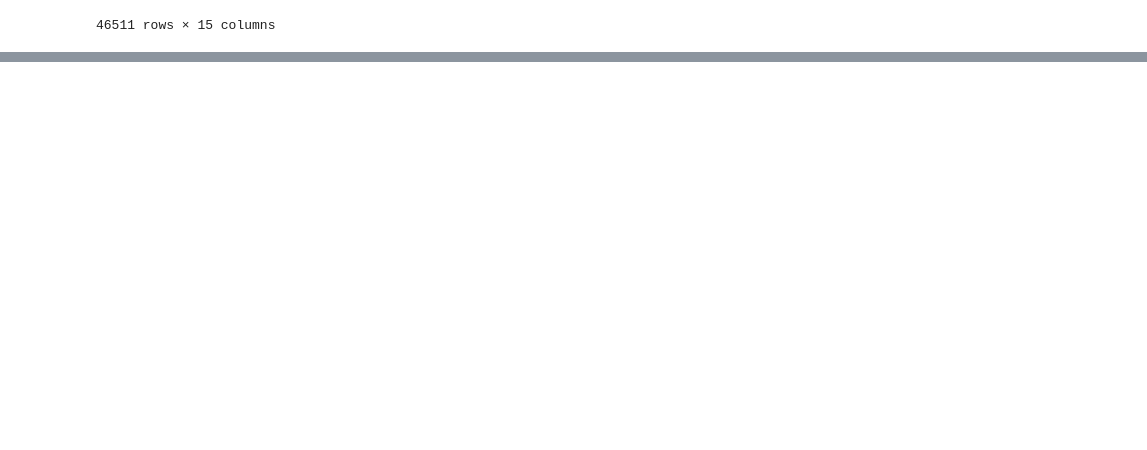
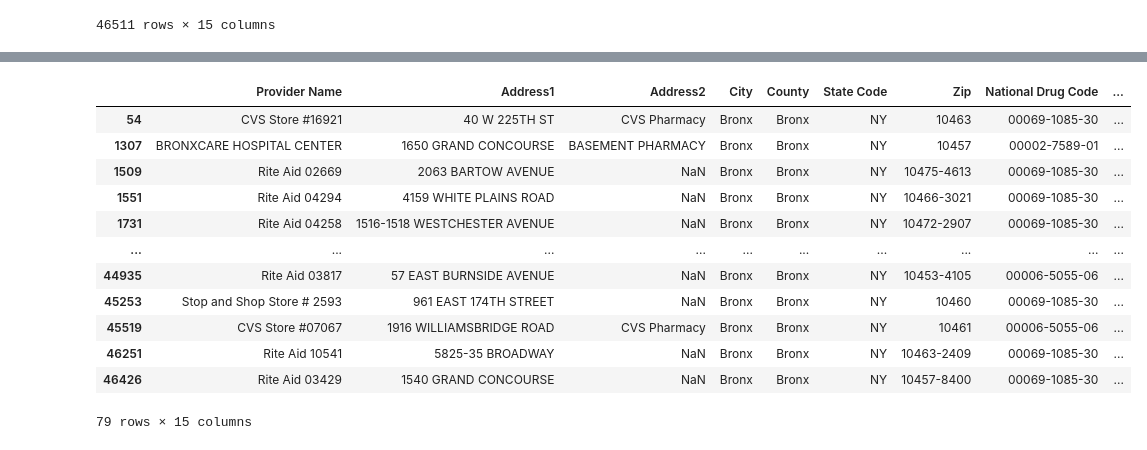
Before and after one commit to candacepedraza61/antivirals, a Jupyter notebook: antiviral-notebook.ipynb, the cells around one changed output, grey strips where cells are left out. Drawn from its saved outputs; the diff is of its cells as text; code cells hidden in the pictures; blank space fills up the shorter version.

```diff
--- a/antiviral-notebook.ipynb
+++ b/antiviral-notebook.ipynb
@@ -53,0 +72,18 @@ df
+# %%
+df_bronx = df[df["County"] == "Bronx"]
+# %%
+df_bronx
+# %% [output]
+|  | Provider Name | Address1 | Address2 | City | County | State Code | Zip | National Drug Code | ... |
+| 54 | CVS Store #16921 | 40 W 225TH ST | CVS Pharmacy | Bronx | Bronx | NY | 10463 | 00069-1085-30 | ... |
+| 1307 | BRONXCARE HOSPITAL CENTER | 1650 GRAND CONCOURSE | BASEMENT PHARMACY | Bronx | Bronx | NY | 10457 | 00002-7589-01 | ... |
+| 1509 | Rite Aid 02669 | 2063 BARTOW AVENUE | NaN | Bronx | Bronx | NY | 10475-4613 | 00069-1085-30 | ... |
+| 1551 | Rite Aid 04294 | 4159 WHITE PLAINS ROAD | NaN | Bronx | Bronx | NY | 10466-3021 | 00069-1085-30 | ... |
+| 1731 | Rite Aid 04258 | 1516-1518 WESTCHESTER AVENUE | NaN | Bronx | Bronx | NY | 10472-2907 | 00069-1085-30 | ... |
+| ... | ... | ... | ... | ... | ... | ... | ... | ... | ... |
+| 44935 | Rite Aid 03817 | 57 EAST BURNSIDE AVENUE | NaN | Bronx | Bronx | NY | 10453-4105 | 00006-5055-06 | ... |
+| 45253 | Stop and Shop Store # 2593 | 961 EAST 174TH STREET | NaN | Bronx | Bronx | NY | 10460 | 00069-1085-30 | ... |
+| 45519 | CVS Store #07067 | 1916 WILLIAMSBRIDGE ROAD | CVS Pharmacy | Bronx | Bronx | NY | 10461 | 00006-5055-06 | ... |
+| 46251 | Rite Aid 10541 | 5825-35 BROADWAY | NaN | Bronx | Bronx | NY | 10463-2409 | 00069-1085-30 | ... |
+| 46426 | Rite Aid 03429 | 1540 GRAND CONCOURSE | NaN | Bronx | Bronx | NY | 10457-8400 | 00069-1085-30 | ... |
+79 rows × 15 columns
```
Also changed, not shown: parts of 7 cells of this notebook.
